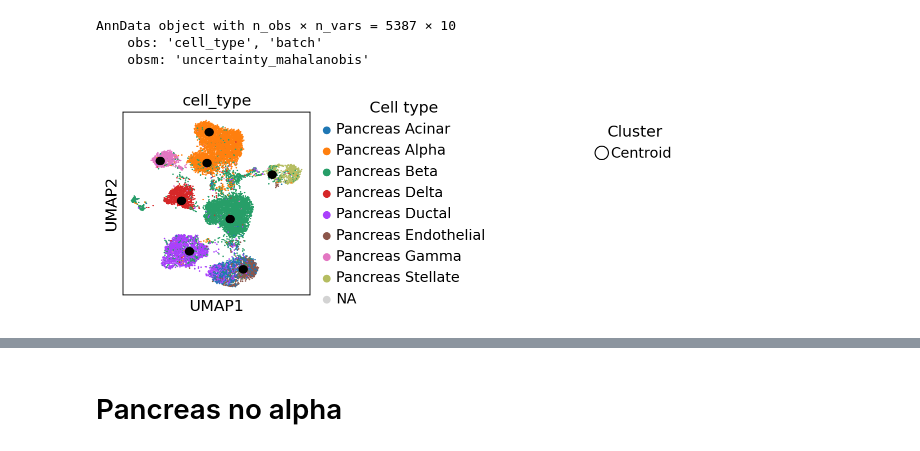
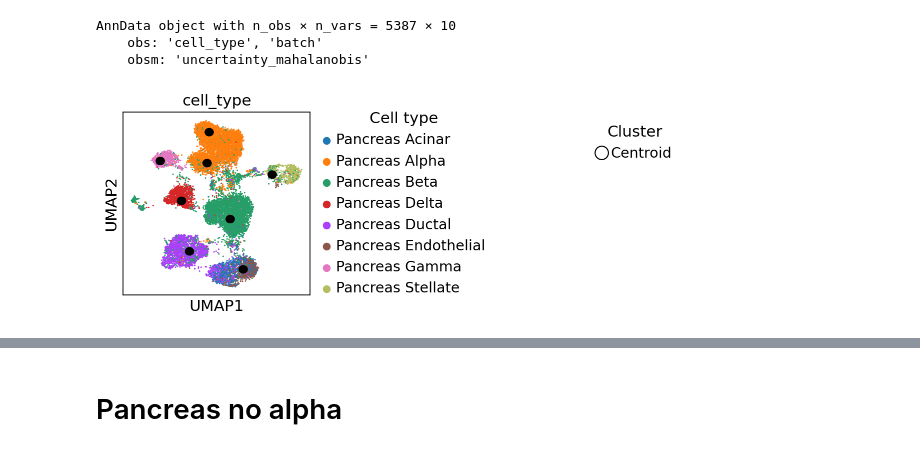
Before and after one commit to theislab/archmap_data, a Jupyter notebook: scarches-api/uncert/testing/uncert_mahal.ipynb, the cells around one changed output, grey strips where cells are left out. Cells and saved outputs as stored; diff of their text form; code cells hidden in the pictures.

```diff
--- a/scarches-api/uncert/testing/uncert_mahal.ipynb
+++ b/scarches-api/uncert/testing/uncert_mahal.ipynb
@@ -94,9 +110,9 @@ AnnData object with n_obs × n_vars = 5387 × 10
     obs: 'cell_type', 'batch'
     obsm: 'uncertainty_mahalanobis'
 # %%
-centroid_map(adata_ref=adata_ref_latent, adata_query=adata_query_latent, uncertainties = uncertainties, centroids = centroids, batch_key = "batch", cell_type_key="cell_type")
+centroid_map(adata_ref=adata_ref_latent, adata_query=adata_query_latent, centroids = centroids, cell_type_key="cell_type")
 # %% [output]
-[figure, old version]
+[figure, new version]
 # %%
 uncert_diagram(uncertainties, cell_type_key)
 # %% [output]
```
Also changed, not shown: parts of 14 cells of this notebook, 1 other file.
